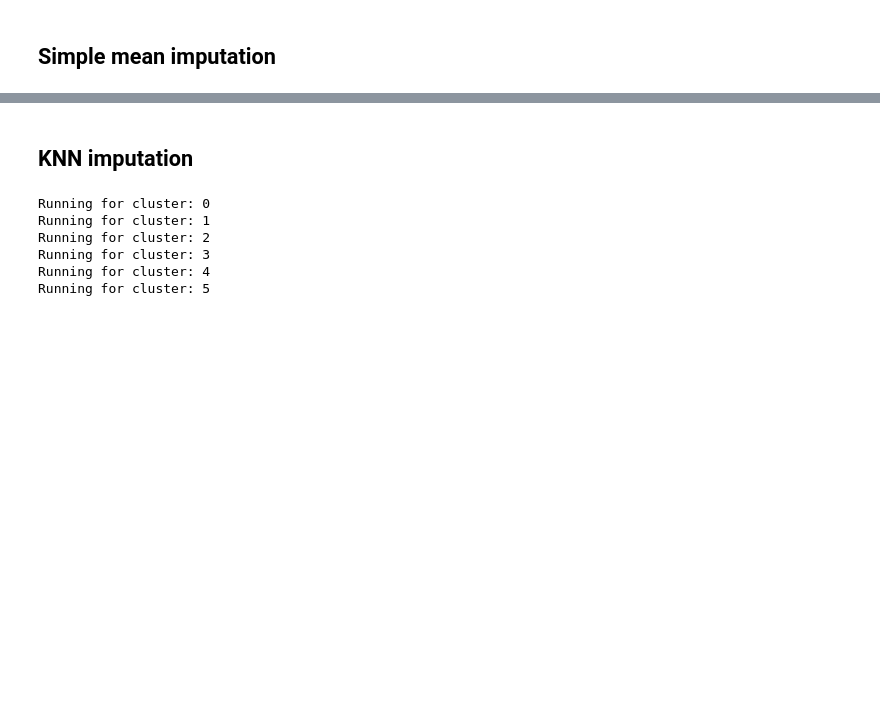
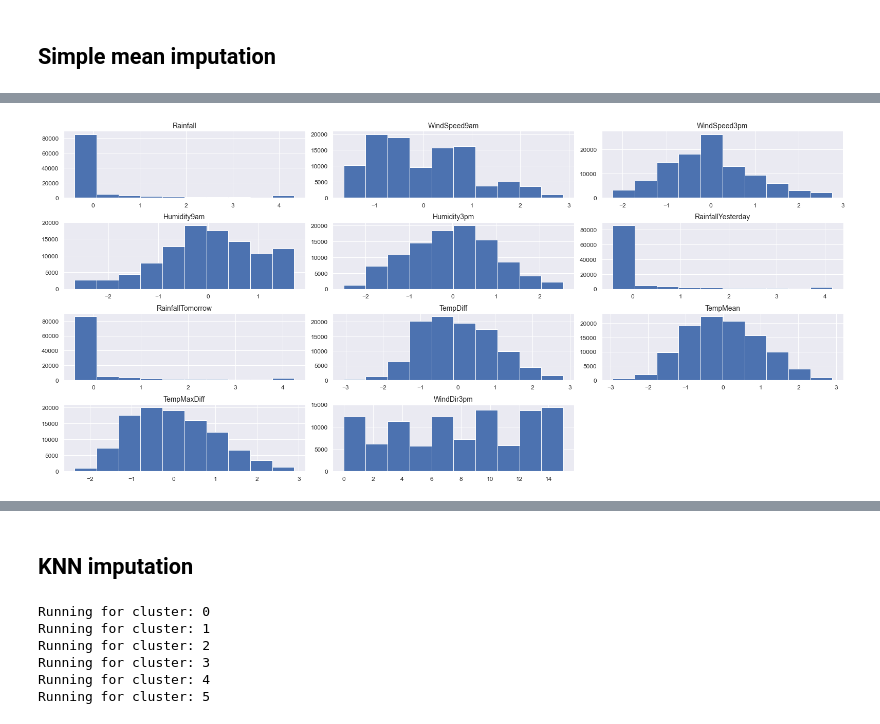
Before and after one commit to AgustinBaffo/CEIA, a Jupyter notebook: 03 - Analisis de Datos/TP-Final/1_Analysis.ipynb, the cells around one changed output, grey strips where cells are left out. Cells and saved outputs as stored; diff of their text form; code cells hidden in the pictures; blank space fills up the shorter version.

```diff
--- a/03 - Analisis de Datos/TP-Final/1_Analysis.ipynb
+++ b/03 - Analisis de Datos/TP-Final/1_Analysis.ipynb
@@ -765,0 +725,4 @@ Running for cluster: 5
+# %%
+display_dataset_distributions(X_train[imputed_by_mean_col])
+# %% [output]
+[figure, added]
```
Also changed, not shown: parts of 36 cells of this notebook, 2 other files.
